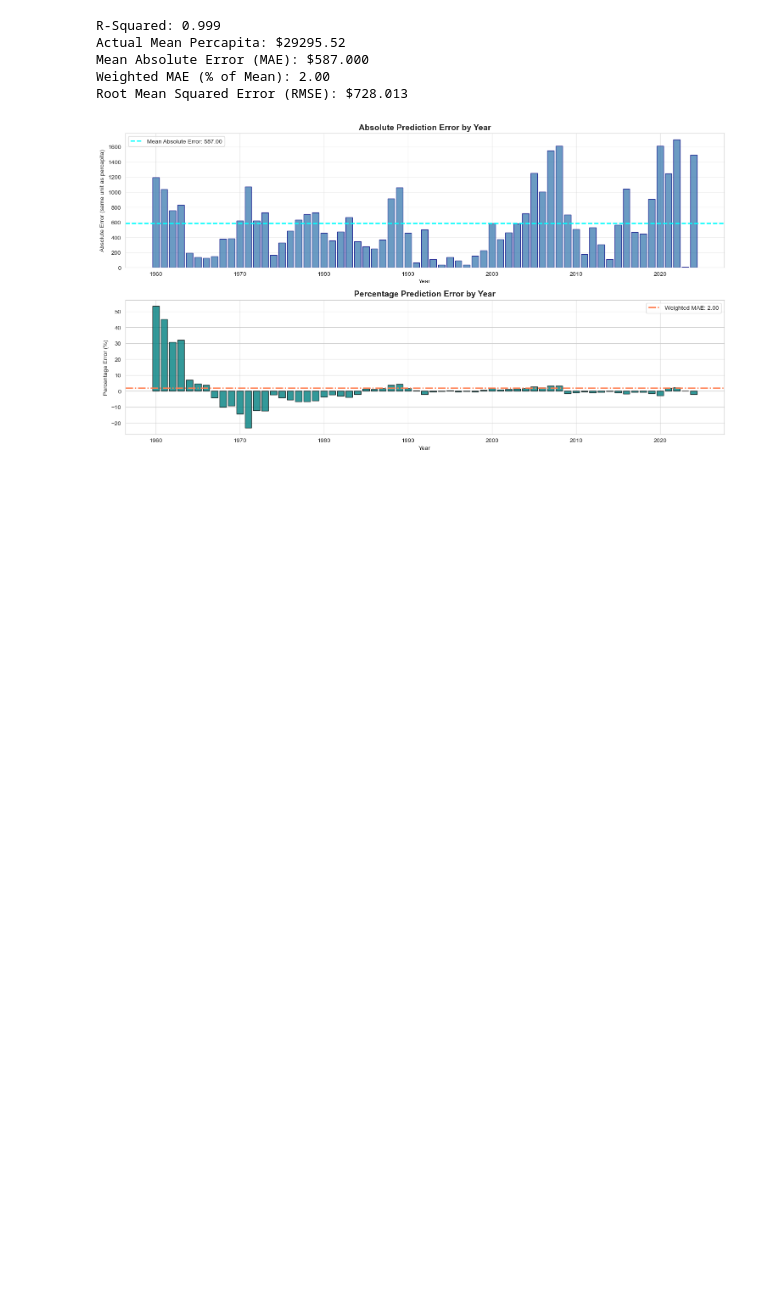
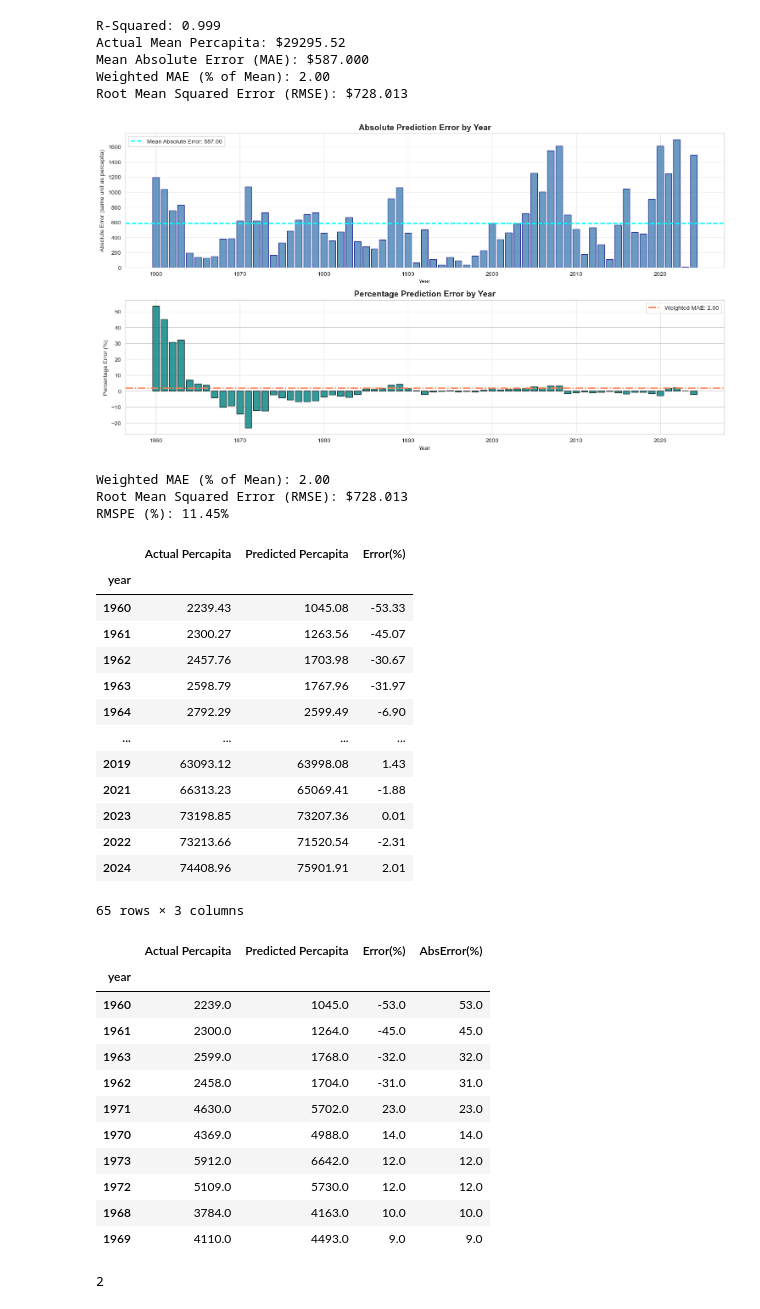
Before and after one commit to webdev408/ML-Canadian-Economic-Predictions-time-series-data, a Jupyter notebook: start.ipynb, the cells around one changed output. Saved outputs shown, nothing was run; the diff lists cells and outputs as text; code cells hidden in the pictures; blank space fills up the shorter version.

```diff
--- a/start.ipynb
+++ b/start.ipynb
@@ -171,3 +171,56 @@ plt.tight_layout()
 plt.show()
 # %% [output]
 [figure]
+# %%
+weighted_mean = 100*(mae/actual_mean)
+mse = mean_squared_error(y, y_pred)
+rmse = np.sqrt(mse)
+rmspe = np.sqrt(np.mean(((y_pred - y)/y)**2))*100
+
+print(f"Weighted MAE (% of Mean): {weighted_mean:.2f}")
+print(f"Root Mean Squared Error (RMSE): ${rmse:.3f}")
+print(f"RMSPE (%): {rmspe:.2f}%")
+# %% [output]
+Weighted MAE (% of Mean): 2.00
+Root Mean Squared Error (RMSE): $728.013
+RMSPE (%): 11.45%
+# %%
+y_pred = model.predict(X)
+render_table = pd.DataFrame({
+	'Actual Percapita': y,
+ 'Predicted Percapita': y_pred,
+ 'Error(%)': 100*((y_pred - y)/y)
+})
+all = render_table.sort_values('Actual Percapita')
+display(round(all,2))
+# largest bad predictions
+render_table['AbsError(%)'] = render_table['Error(%)'].abs()
+display(round(render_table.nlargest(10, 'AbsError(%)')),2)
+# %% [output]
+|  | Actual Percapita | Predicted Percapita | Error(%) |
+| year |  |  |  |
+| 1960 | 2239.43 | 1045.08 | -53.33 |
+| 1961 | 2300.27 | 1263.56 | -45.07 |
+| 1962 | 2457.76 | 1703.98 | -30.67 |
+| 1963 | 2598.79 | 1767.96 | -31.97 |
+| 1964 | 2792.29 | 2599.49 | -6.90 |
+| ... | ... | ... | ... |
+| 2019 | 63093.12 | 63998.08 | 1.43 |
+| 2021 | 66313.23 | 65069.41 | -1.88 |
+| 2023 | 73198.85 | 73207.36 | 0.01 |
+| 2022 | 73213.66 | 71520.54 | -2.31 |
+| 2024 | 74408.96 | 75901.91 | 2.01 |
+65 rows × 3 columns
+|  | Actual Percapita | Predicted Percapita | Error(%) | AbsError(%) |
+| year |  |  |  |  |
+| 1960 | 2239.0 | 1045.0 | -53.0 | 53.0 |
+| 1961 | 2300.0 | 1264.0 | -45.0 | 45.0 |
+| 1963 | 2599.0 | 1768.0 | -32.0 | 32.0 |
+| 1962 | 2458.0 | 1704.0 | -31.0 | 31.0 |
+| 1971 | 4630.0 | 5702.0 | 23.0 | 23.0 |
+| 1970 | 4369.0 | 4988.0 | 14.0 | 14.0 |
+| 1973 | 5912.0 | 6642.0 | 12.0 | 12.0 |
+| 1972 | 5109.0 | 5730.0 | 12.0 | 12.0 |
+| 1968 | 3784.0 | 4163.0 | 10.0 | 10.0 |
+| 1969 | 4110.0 | 4493.0 | 9.0 | 9.0 |
+2
```
Also changed, not shown: parts of 1 cell of this notebook.
